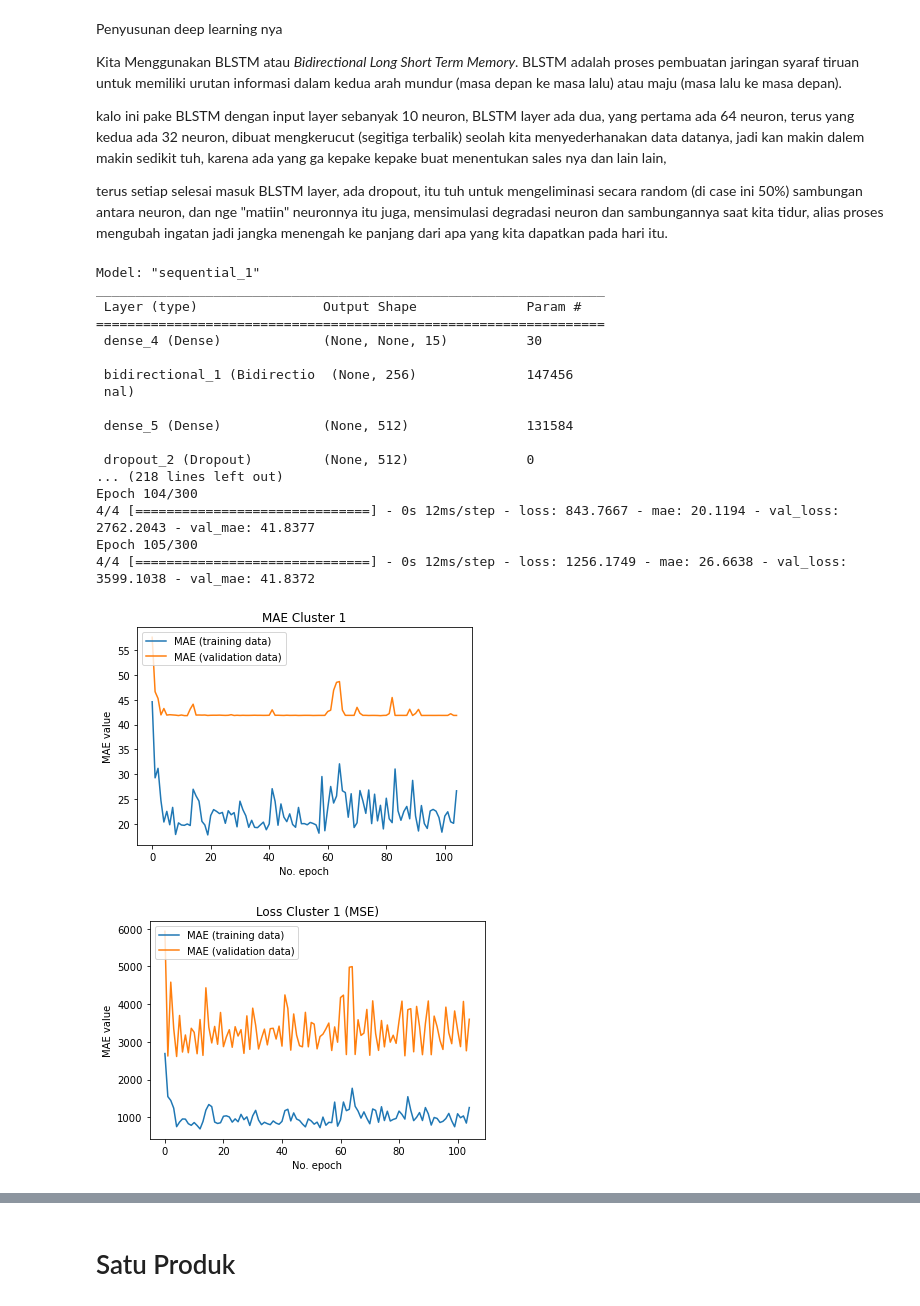
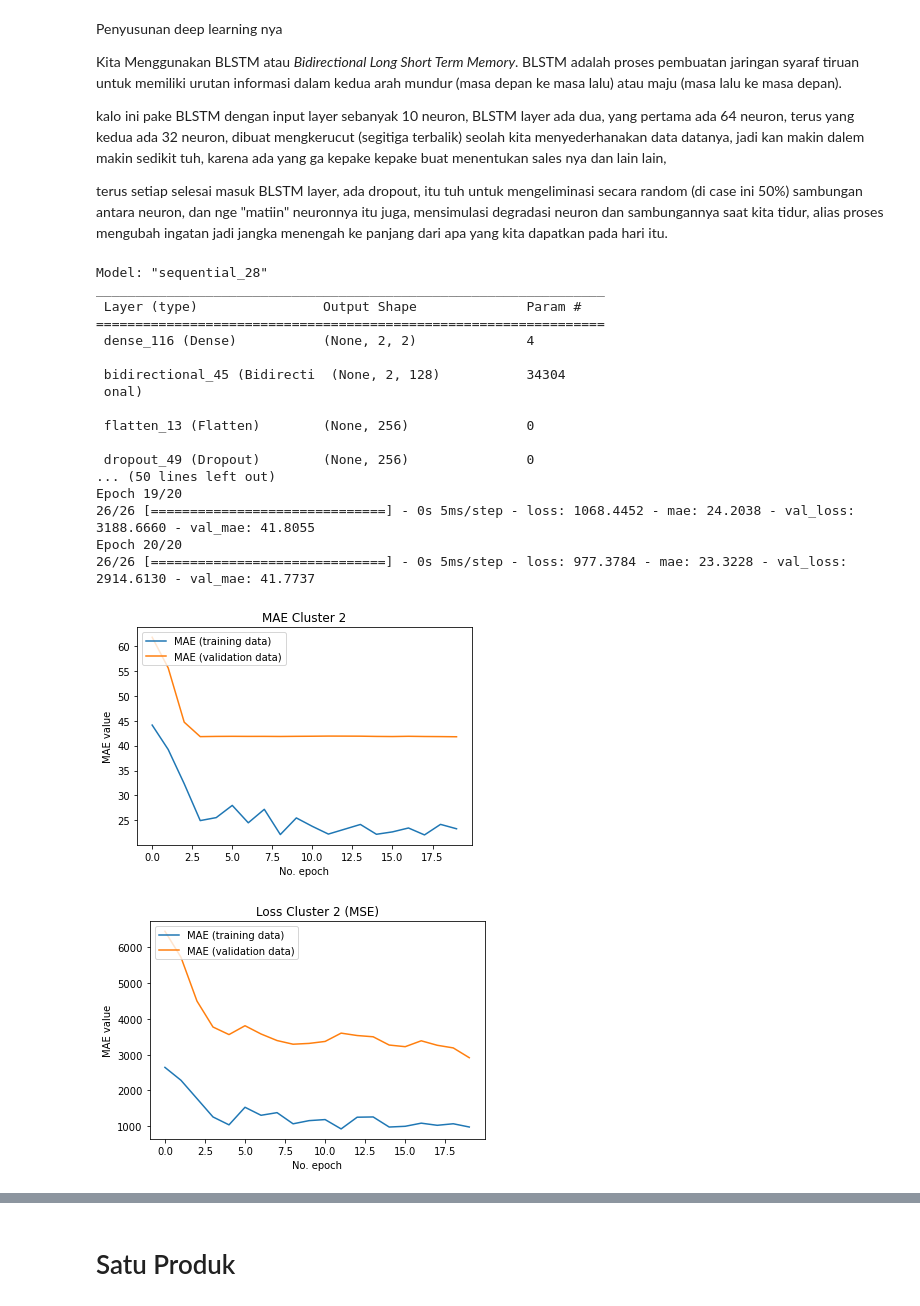
Before and after one commit to IritaSee/product_performance_blstm, a Jupyter notebook: New_input/cluster2_6 test.ipynb, the cells around one changed output, grey strips where cells are left out. Cells and saved outputs as stored; diff of their text form; code cells hidden in the pictures.

Commit message:
cluster 2 improvement

```diff
--- a/New_input/cluster2_6 test.ipynb
+++ b/New_input/cluster2_6 test.ipynb
@@ -272,66 +272,61 @@ kalo ini pake BLSTM dengan input layer sebanyak 10 neuron, BLSTM layer ada dua,
 terus setiap selesai masuk BLSTM layer, ada dropout, itu tuh untuk mengeliminasi secara random (di case ini 50%) sambungan antara neuron, dan nge "matiin" neuronnya itu juga, mensimulasi degradasi neuron dan sambungannya saat kita tidur, alias proses mengubah ingatan jadi jangka menengah ke panjang dari apa yang kita dapatkan pada hari itu.
 # %%
 model = tf.keras.Sequential([
-        tf.keras.layers.Dense(15, input_shape=[None, 1]),
-        tf.keras.layers.Bidirectional(tf.keras.layers.LSTM(128)),
-        # tf.keras.layers.Bidirectional(tf.keras.layers.LSTM(128)),
-
-        # tf.keras.layers.Flatten(),
-        tf.keras.layers.Dense(512, activation='relu'),
+        tf.keras.layers.Dense(2, input_shape=[len(train_x[0]), 1]),
+        tf.keras.layers.Bidirectional(tf.keras.layers.LSTM(64,return_sequences=True)),
+        #tf.keras.layers.Dropout(0.5),
+        #tf.keras.layers.Bidirectional(tf.keras.layers.LSTM(32)),
+        tf.keras.layers.Flatten(),
         tf.keras.layers.Dropout(0.5),
-        # tf.keras.layers.Dense(512, activation='relu',kernel_regularizer=tf.keras.regularizers.l1(l1=0.01)),
-        # tf.keras.layers.Dense(64, activation='relu',kernel_regularizer=tf.keras.regularizers.l1_l2(l1=0.01, l2=0.01)),
-        tf.keras.layers.Dense(64, activation='relu'),
-        tf.keras.layers.Dropout(0.3),
-        tf.keras.layers.Dense(1, activation='relu')
+        tf.keras.layers.Dense(8),
+        tf.keras.layers.Dense(4, kernel_regularizer = tf.keras.regularizers.l1_l2(l1=0.001, l2=0.01)),
+        tf.keras.layers.Dropout(0.5),
+        tf.keras.layers.Dense(1),
     ])
-
-    #the blstm part
 # %%
-#Using mae and mse
-#model.compile(optimizer=tf.keras.optimizers.SGD(learning_rate=0.001, momentum=0.9),metrics=['mae'],loss='mse')
-model.compile(optimizer=tf.keras.optimizers.SGD(learning_rate=1e-4,momentum=0.9),metrics=['mae'],loss='mse')
+model.compile(optimizer=tf.keras.optimizers.Adam(),metrics=['mae'],loss='mse')
 model.summary()
-hist=model.fit(train_x,train_y,epochs=300,validation_data=(valid_x,valid_y), batch_size=16, callbacks=[callbacks])
+hist=model.fit(train_x,train_y,epochs=20,validation_data=(valid_x,valid_y), batch_size=2)
+# hist=model.fit(train_x,train_y,epochs=500,validation_data=(valid_x,valid_y), batch_size=16, callbacks=[callbacks])
 # %% [output]
-Model: "sequential_1"
+Model: "sequential_28"
 _________________________________________________________________
  Layer (type)                Output Shape              Param #
 =================================================================
- dense_4 (Dense)             (None, None, 15)          30
+ dense_116 (Dense)           (None, 2, 2)              4
 
- bidirectional_1 (Bidirectio  (None, 256)              147456
- nal)
+ bidirectional_45 (Bidirecti  (None, 2, 128)           34304
+ onal)
 
- dense_5 (Dense)             (None, 512)               131584
+ flatten_13 (Flatten)        (None, 256)               0
 
- dropout_2 (Dropout)         (None, 512)               0
-... (218 lines left out)
-Epoch 104/300
-4/4 [==============================] - 0s 12ms/step - loss: 843.7667 - mae: 20.1194 - val_loss: 2762.2043 - val_mae: 41.8377
-Epoch 105/300
-4/4 [==============================] - 0s 12ms/step - loss: 1256.1749 - mae: 26.6638 - val_loss: 3599.1038 - val_mae: 41.8372
+ dropout_49 (Dropout)        (None, 256)               0
+... (50 lines left out)
+Epoch 19/20
+26/26 [==============================] - 0s 5ms/step - loss: 1068.4452 - mae: 24.2038 - val_loss: 3188.6660 - val_mae: 41.8055
+Epoch 20/20
+26/26 [==============================] - 0s 5ms/step - loss: 977.3784 - mae: 23.3228 - val_loss: 2914.6130 - val_mae: 41.7737
 # %%
 import matplotlib.pyplot as plt
 plt.plot(hist.history['mae'], label='MAE (training data)')
 plt.plot(hist.history['val_mae'], label='MAE (validation data)')
 
-plt.title("MAE Cluster 1")
+plt.title("MAE Cluster 2")
 plt.ylabel('MAE value')
 plt.xlabel('No. epoch')
 plt.legend(loc="upper left")
 plt.show()
 # %% [output]
-[figure, old version]
+[figure, new version]
 # %%
 import matplotlib.pyplot as plt
 plt.plot(hist.history['loss'], label='MAE (training data)')
 plt.plot(hist.history['val_loss'], label='MAE (validation data)')
 
-plt.title("Loss Cluster 1 (MSE)")
+plt.title("Loss Cluster 2 (MSE)")
 plt.ylabel('MAE value')
 plt.xlabel('No. epoch')
 plt.legend(loc="upper left")
 plt.show()
 # %% [output]
-[figure, old version]
+[figure, new version]
```
Also changed, not shown: parts of 9 cells of this notebook, 1 other file.
